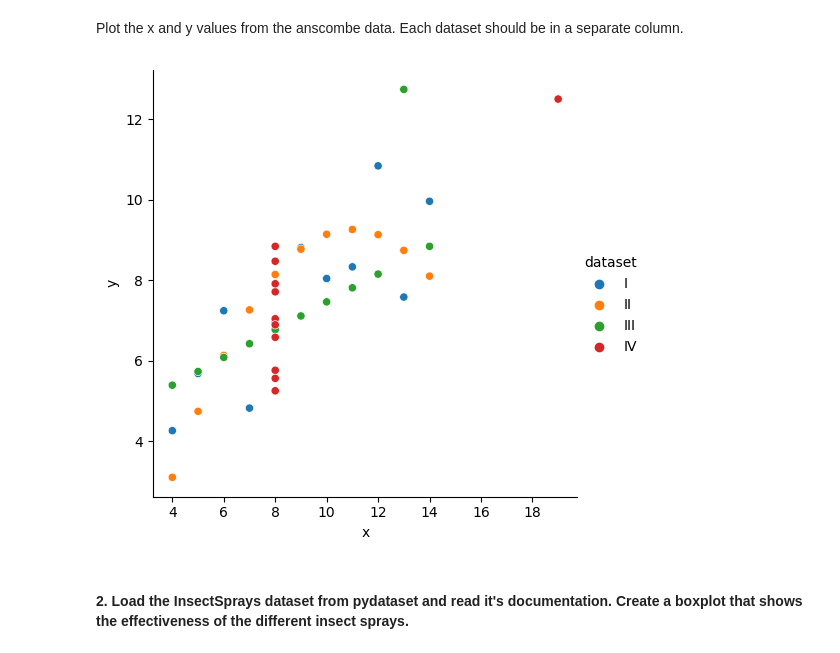
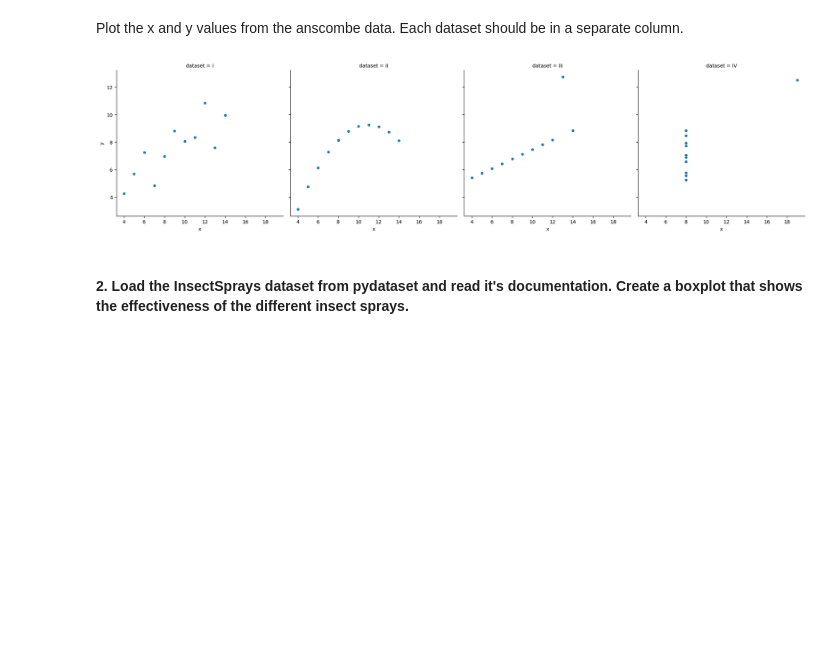
Before and after one commit to manuel-salazar1/numpy-pandas-visualization-exercises, a Jupyter notebook: seaborn_exercises.ipynb, the cells around one changed output. Saved outputs shown, nothing was run; the diff lists cells and outputs as text; code cells hidden in the pictures; blank space fills up the shorter version.

```diff
--- a/seaborn_exercises.ipynb
+++ b/seaborn_exercises.ipynb
@@ -70,10 +82,10 @@ anscombe.groupby('dataset').describe()
 # %% [markdown]
 Plot the x and y values from the anscombe data. Each dataset should be in a separate column.
 # %%
-sns.relplot(x='x', y='y', data=anscombe, hue='dataset')
+sns.relplot(x='x', y='y', data=anscombe, col='dataset')
 plt.show()
 # %% [output]
-[figure, old version]
+[figure, new version]
 # %% [markdown]
 #### 2. Load the InsectSprays dataset from pydataset and read it's documentation. Create a boxplot that shows the effectiveness of the different insect sprays.
 # %%
```
Also changed, not shown: parts of 32 cells of this notebook.
